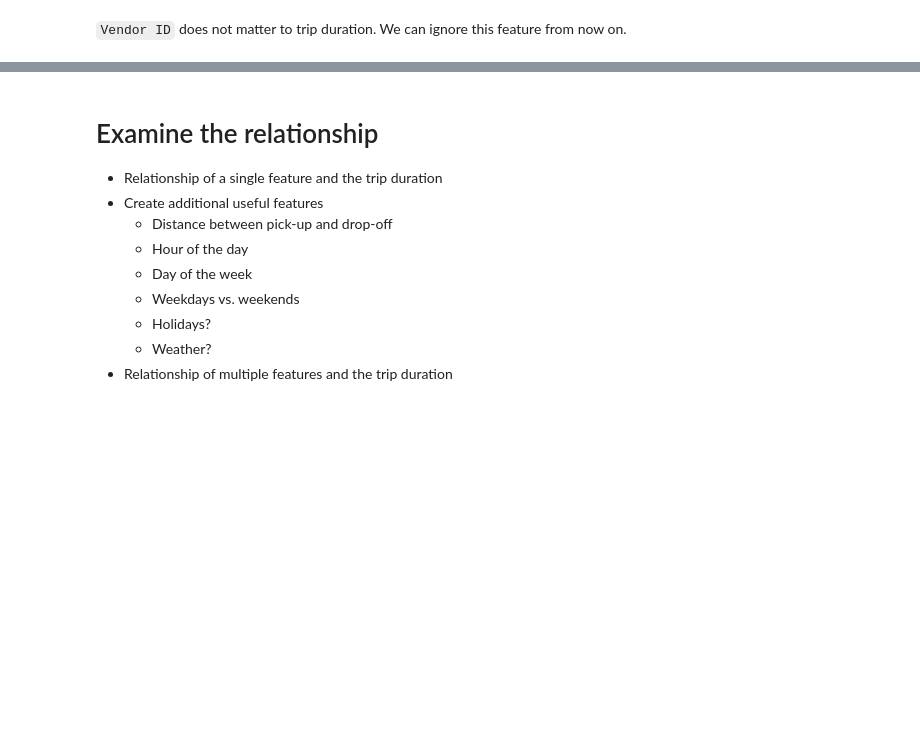
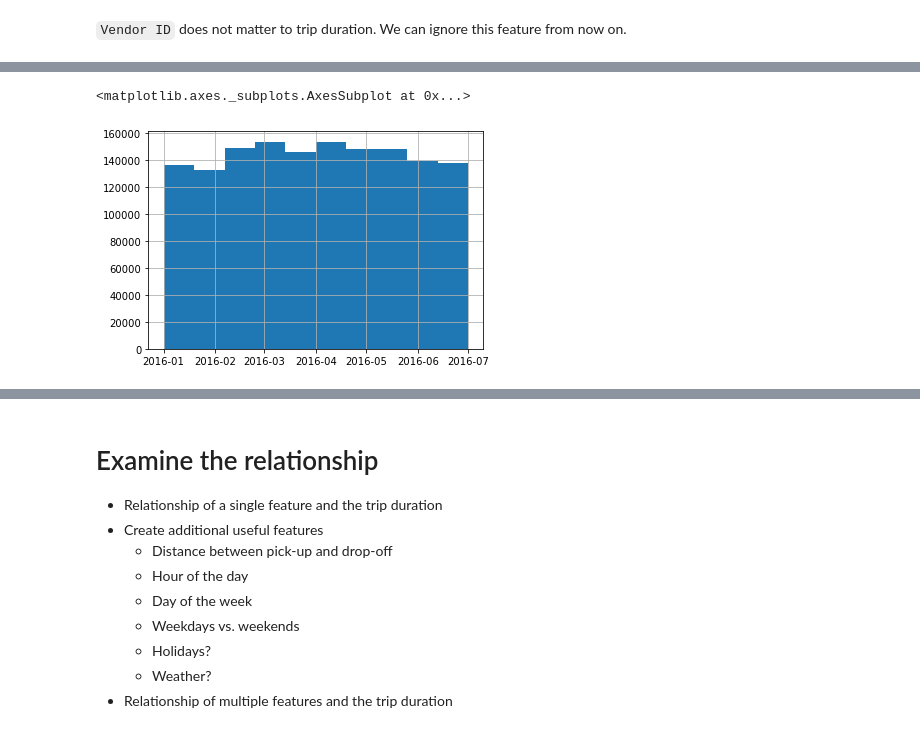
Before and after one commit to ch00226855/Fall2020CMP464-788, a Jupyter notebook: Week08_NYCTaxi_Completed.ipynb, the cells around one changed output, grey strips where cells are left out. Cells and saved outputs as stored; diff of their text form; code cells hidden in the pictures; blank space fills up the shorter version.

```diff
--- a/Week08_NYCTaxi_Completed.ipynb
+++ b/Week08_NYCTaxi_Completed.ipynb
@@ -292,2 +293,7 @@ Text(0.5, 1.0, 'Vendor 2')
 # %%
 # Examine drop-off date and time.
+
+data['dropoff_datetime'].hist()
+# %% [output]
+<matplotlib.axes._subplots.AxesSubplot at 0x...>
+[figure, added]
```
Also changed, not shown: parts of 12 cells of this notebook.
